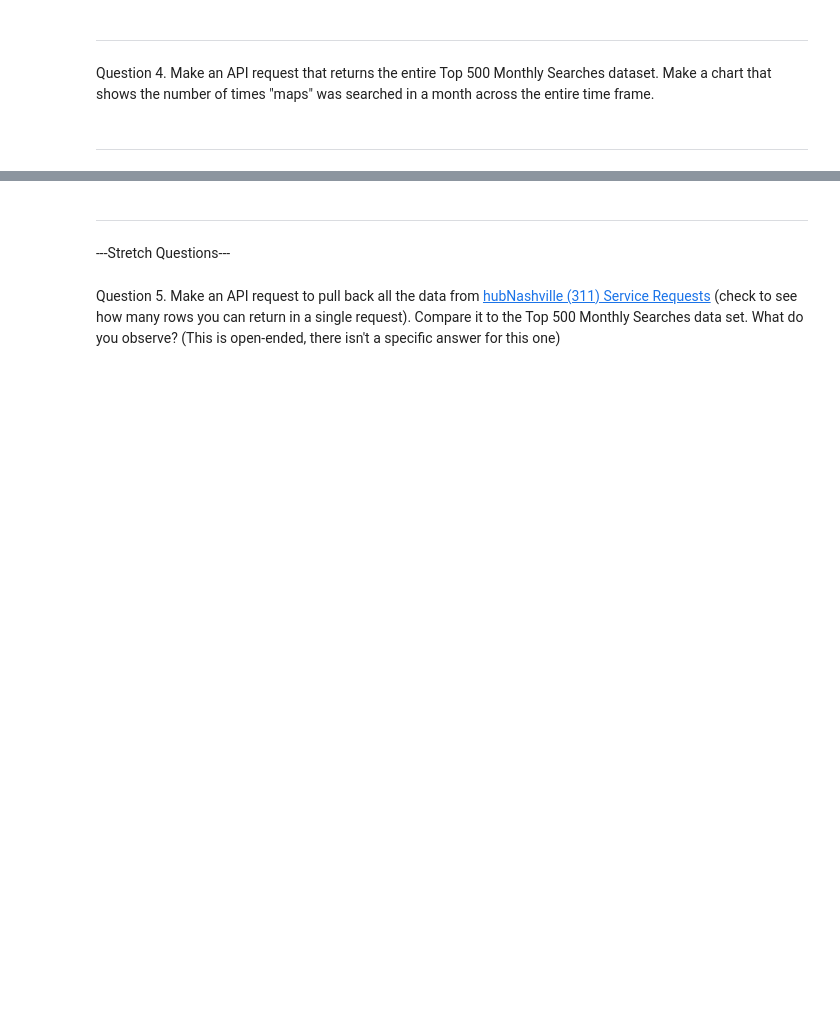
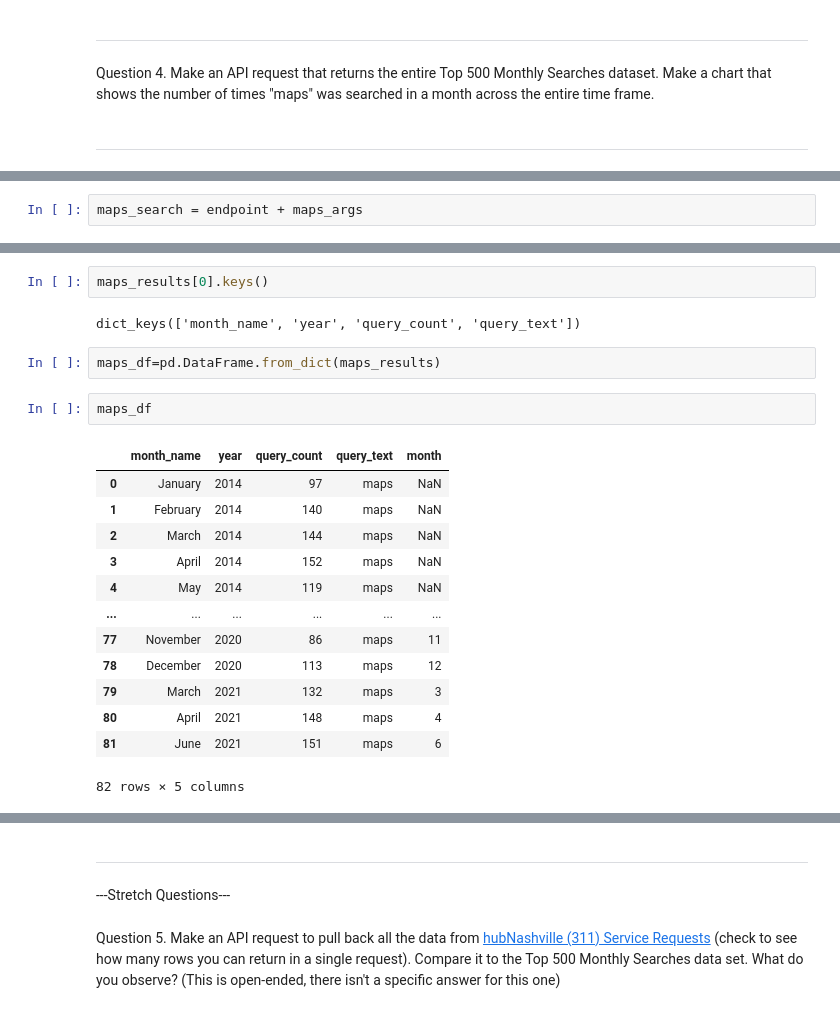
Before and after one commit to SamSitarek/socrata_api-SamSitarek, a Jupyter notebook: notebooks/soda_api.ipynb, the cells around one changed output, grey strips where cells are left out. Drawn from its saved outputs; the diff is of its cells as text; blank space fills up the shorter version.

```diff
--- a/notebooks/soda_api.ipynb
+++ b/notebooks/soda_api.ipynb
@@ -376,0 +379,2 @@ Question 4. Make an API request that returns the entire Top 500 Monthly Searches
+# %%
+maps_search = endpoint + maps_args
@@ -376,0 +416,22 @@ Question 4. Make an API request that returns the entire Top 500 Monthly Searches
+# %%
+maps_results[0].keys()
+# %% [output]
+dict_keys(['month_name', 'year', 'query_count', 'query_text'])
+# %%
+maps_df=pd.DataFrame.from_dict(maps_results)
+# %%
+maps_df
+# %% [output]
+|  | month_name | year | query_count | query_text | month |
+| 0 | January | 2014 | 97 | maps | NaN |
+| 1 | February | 2014 | 140 | maps | NaN |
+| 2 | March | 2014 | 144 | maps | NaN |
+| 3 | April | 2014 | 152 | maps | NaN |
+| 4 | May | 2014 | 119 | maps | NaN |
+| ... | ... | ... | ... | ... | ... |
+| 77 | November | 2020 | 86 | maps | 11 |
+| 78 | December | 2020 | 113 | maps | 12 |
+| 79 | March | 2021 | 132 | maps | 3 |
+| 80 | April | 2021 | 148 | maps | 4 |
+| 81 | June | 2021 | 151 | maps | 6 |
+82 rows × 5 columns
```
Also changed, not shown: parts of 16 cells of this notebook.
